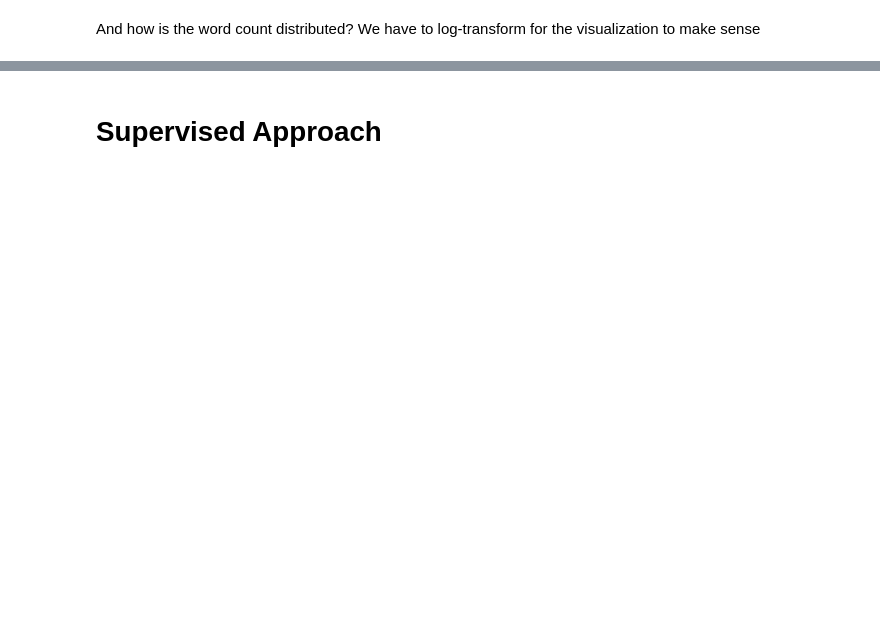
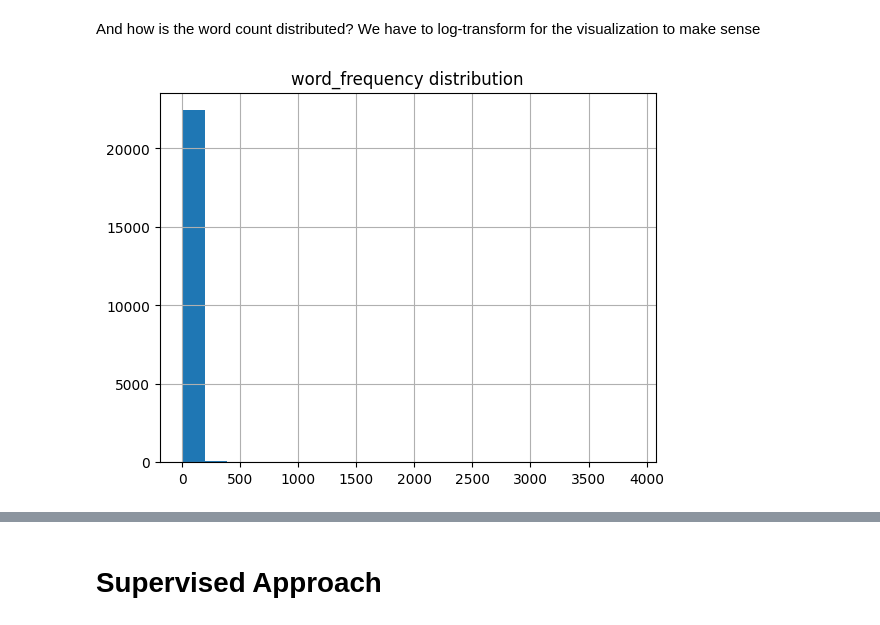
Before and after one commit to Osherz5/bbc_news_classification, a Jupyter notebook: bbc-news-miniproject.ipynb, the cells around one changed output, grey strips where cells are left out. Cells and saved outputs as stored; diff of their text form; code cells hidden in the pictures; blank space fills up the shorter version.

```diff
--- a/bbc-news-miniproject.ipynb
+++ b/bbc-news-miniproject.ipynb
@@ -157,4 +144,11 @@ top_words
 # %% [markdown]
 And how is the word count distributed? We have to log-transform for the visualization to make sense
+# %%
+
+top_words['frequency'].hist(bins=20)
+plt.title("word_frequency distribution")
+plt.show()
+# %% [output]
+[figure, added]
 # %%
 
```
Also changed, not shown: parts of 26 cells of this notebook.
